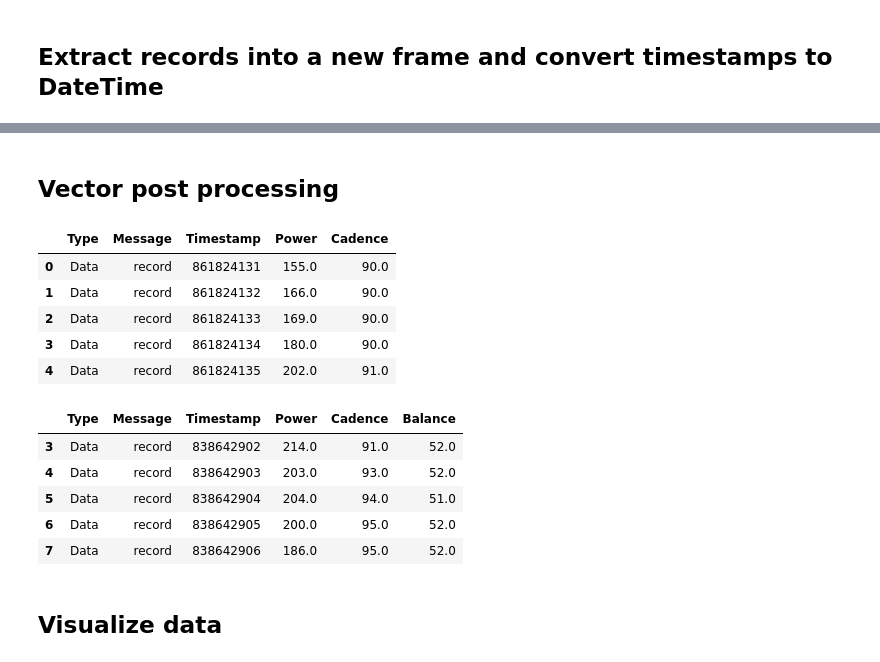
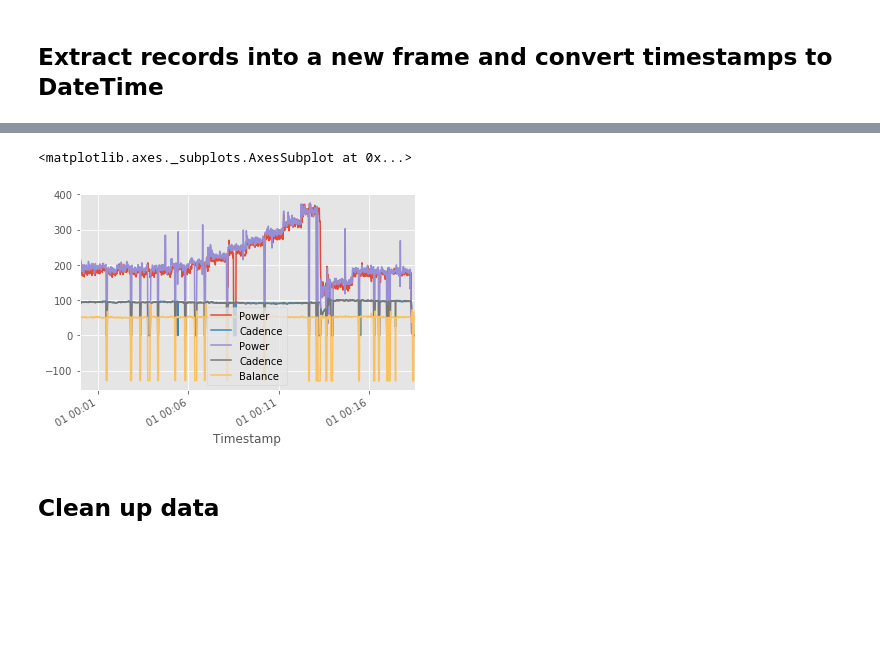
Before and after one commit to sladkovm/GarminVector_vs_StagesPower, a Jupyter notebook: read_in_csv.ipynb, the cells around one changed output, grey strips where cells are left out. Saved outputs shown, nothing was run; the diff lists cells and outputs as text; code cells hidden in the pictures; blank space fills up the shorter version.

```diff
--- a/read_in_csv.ipynb
+++ b/read_in_csv.ipynb
@@ -1,8 +1,10 @@
 # %%
 import pandas as pd
+import numpy as np
 import utilities
+import matplotlib.pyplot as plt
+plt.style.use('ggplot')
 %matplotlib inline
-%pylab
 # %%
 stages = pd.read_csv('Edge520Stages.csv')
 vector = pd.read_csv('Edge800Vector.csv')
@@ -75,7 +77,8 @@ stages_records = stages_records.astype(int)
 vector_records = vector_records.astype(int)
 # %%
 ## Convert Timestamps (must be in ns) into a pd.DateTime objects, substract start_time and set it as index
-stages_records['Timestamp'] = pd.to_datetime(stages_records['Timestamp']*1e9) - stages_start_time
-stages_records = stages_records.set_index('Timestamp', drop=False)
-vector_records['Timestamp'] = pd.to_datetime(vector_records['Timestamp']*1e9) - vector_start_time
-vector_records = vector_records.set_index('Timestamp', drop=False)
+# Add 1ns otherwise the stages plot goes nutts
+stages_records['Timestamp'] = pd.to_datetime(stages_records['Timestamp']*1e9) - stages_start_time + pd.to_datetime(1)
+stages_records = stages_records.set_index(['Timestamp'], drop=False)
+vector_records['Timestamp'] = pd.to_datetime(vector_records['Timestamp']*1e9) - vector_start_time + pd.to_datetime(1)
+vector_records = vector_records.set_index(['Timestamp'], drop=False)
@@ -84 +85,3 @@ stages_records
+# %%
+vector_records['Balance'] = vector_records['Balance'].apply(lambda x: x - 128.0)
 # %% [markdown]
@@ -104,2 +88,0 @@ stages = stages[stages['Power']>10.0]
-# %% [markdown]
-## Vector post processing
@@ -118,20 +89,8 @@ vector = vector[vector['Power']>10.0]
-# %%
-stages.head()
-# %% [output]
-|  | Type | Message | Timestamp | Power | Cadence |
-| 0 | Data | record | 861824131 | 155.0 | 90.0 |
-| 1 | Data | record | 861824132 | 166.0 | 90.0 |
-| 2 | Data | record | 861824133 | 169.0 | 90.0 |
-| 3 | Data | record | 861824134 | 180.0 | 90.0 |
-| 4 | Data | record | 861824135 | 202.0 | 91.0 |
-# %%
-vector.head()
-# %% [output]
-|  | Type | Message | Timestamp | Power | Cadence | Balance |
-| 3 | Data | record | 838642902 | 214.0 | 91.0 | 52.0 |
-| 4 | Data | record | 838642903 | 203.0 | 93.0 | 52.0 |
-| 5 | Data | record | 838642904 | 204.0 | 94.0 | 51.0 |
-| 6 | Data | record | 838642905 | 200.0 | 95.0 | 52.0 |
-| 7 | Data | record | 838642906 | 186.0 | 95.0 | 52.0 |
+# %%
+ax1 = stages_records.plot()
+vector_records.plot(ax=ax1)
+# %% [output]
+<matplotlib.axes._subplots.AxesSubplot at 0x...>
+[figure, added]
 # %% [markdown]
-## Visualize data
+## Clean up data
```
Also changed, not shown: parts of 25 cells of this notebook, 1 other file.
